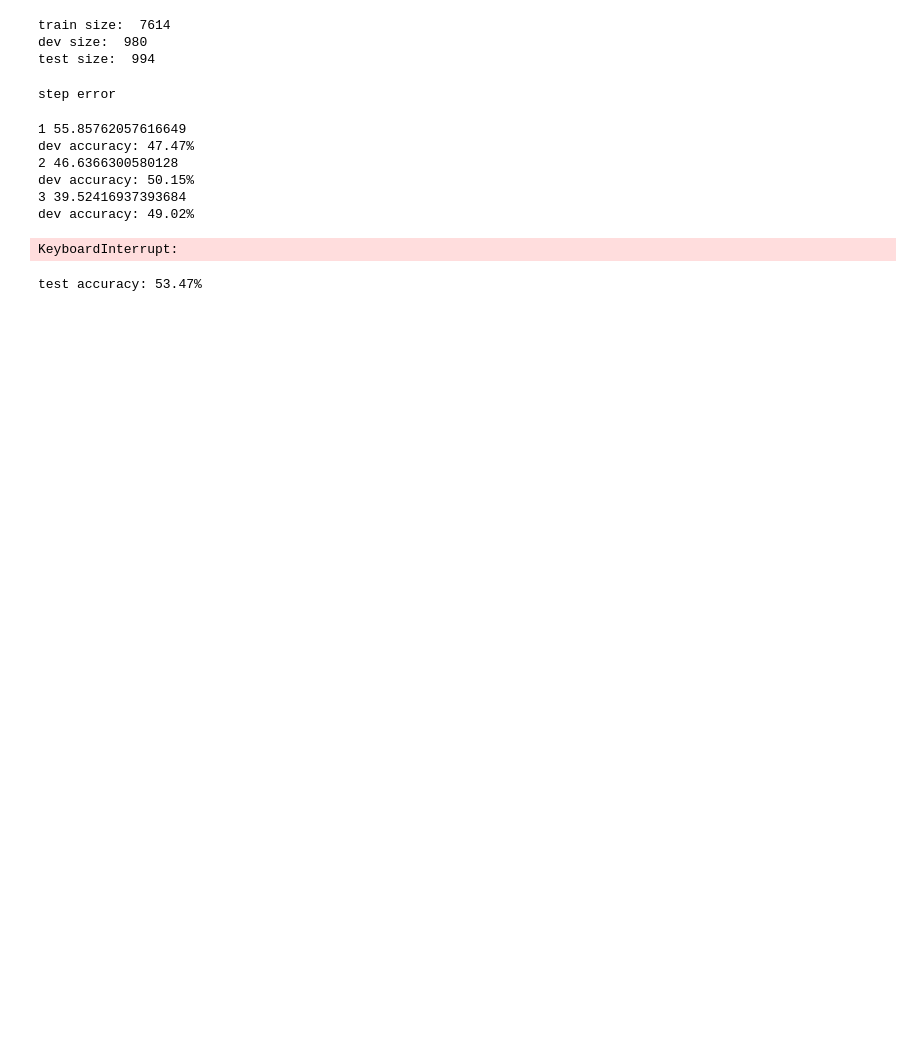
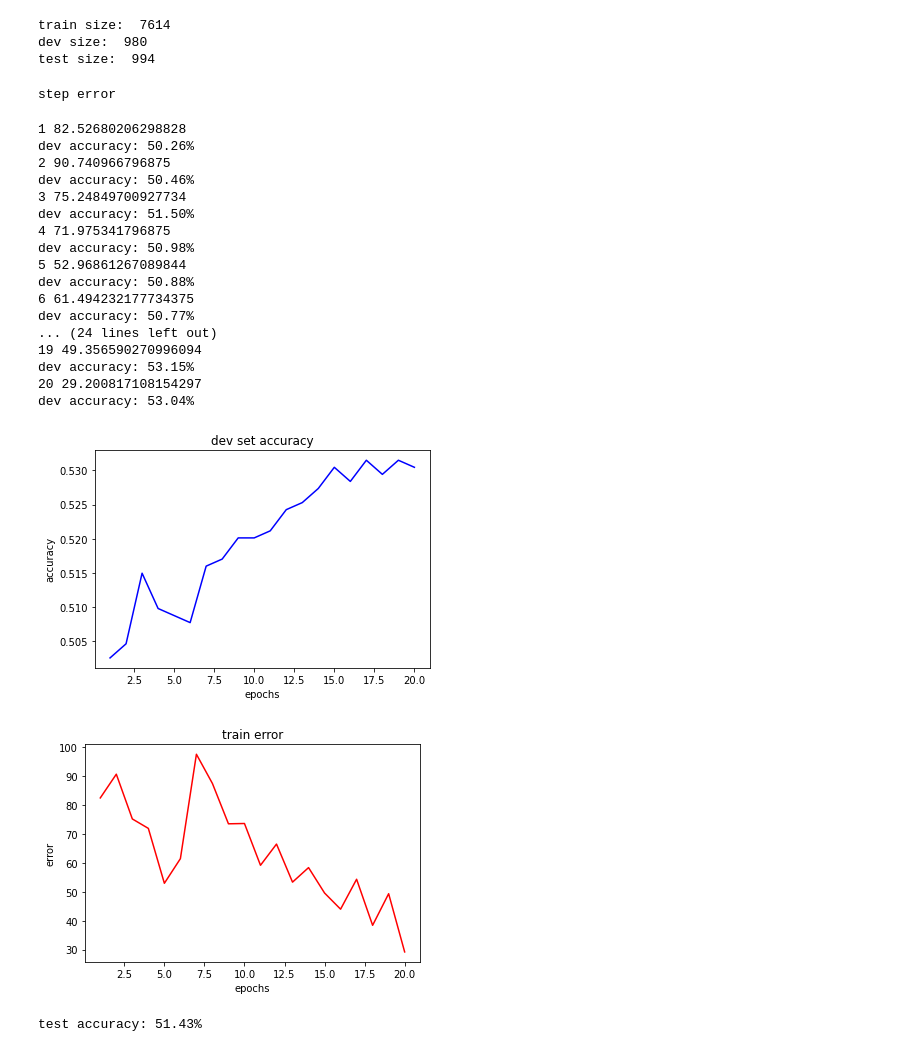
Before and after one commit to Thommy96/Humor-Detection, a Jupyter notebook: cnn.ipynb, the cells around one changed output. Cells and saved outputs as stored; diff of their text form; code cells hidden in the pictures; blank space fills up the shorter version.

```diff
--- a/cnn.ipynb
+++ b/cnn.ipynb
@@ -26,12 +26,12 @@ class CNN(torch.nn.Module):
     def __init__(self, hidden_layer_size_1, window_size_1, hidden_layer_size_2) -> None:
         super().__init__()
         self.window_size_1 = window_size_1
-        self.w1 = torch.nn.Parameter(torch.tensor(np.random.normal(0.0, 1.0, (hidden_layer_size_1, 300, window_size_1)), dtype=torch.float64))
-        self.b1 = torch.nn.Parameter(torch.zeros((hidden_layer_size_1,), dtype=torch.float64))
-        self.w2 = torch.nn.Parameter(torch.tensor(np.random.normal(0.0, 1.0, (hidden_layer_size_1, hidden_layer_size_2)), dtype=torch.float64))
-        self.b2 = torch.nn.Parameter(torch.zeros((hidden_layer_size_2,), dtype=torch.float64))
-        self.w3 = torch.nn.Parameter(torch.tensor(np.random.normal(0.0, 1.0, (hidden_layer_size_2, 1)), dtype=torch.float64))
-        self.b3 = torch.nn.Parameter(torch.zeros((1,), dtype=torch.float64))
+        self.w1 = torch.nn.Parameter(torch.tensor(np.random.normal(0.0, 1.0, (hidden_layer_size_1, 300, window_size_1)), dtype=torch.float32))
+        self.b1 = torch.nn.Parameter(torch.zeros((hidden_layer_size_1,), dtype=torch.float32))
+        self.w2 = torch.nn.Parameter(torch.tensor(np.random.normal(0.0, 1.0, (hidden_layer_size_1, hidden_layer_size_2)), dtype=torch.float32))
+        self.b2 = torch.nn.Parameter(torch.zeros((hidden_layer_size_2,), dtype=torch.float32))
+        self.w3 = torch.nn.Parameter(torch.tensor(np.random.normal(0.0, 1.0, (hidden_layer_size_2, 1)), dtype=torch.float32))
+        self.b3 = torch.nn.Parameter(torch.zeros((1,), dtype=torch.float32))
 
     def forward(self, x, text_lens):
         x_t = x.transpose(1, 2)
@@ -41,7 +41,7 @@ class CNN(torch.nn.Module):
         pad_mask = torch.zeros(hidden.shape, dtype=torch.bool, device=device)
         for i in range(hidden.shape[0]):
             for j in range(hidden.shape[1]):
-                pad_mask[i, j, :] = j < ((hidden.shape[1]) - (text_lens[i] - self.window_size_1 + 1))
+                pad_mask[i, j, :] = j >= (text_lens[i] - self.window_size_1 + 1)
         masked = torch.masked_fill(hidden, pad_mask, torch.tensor(np.inf))
 
         pooled = torch.min(masked, dim=1)[0]
@@ -50,11 +50,11 @@ class CNN(torch.nn.Module):
         return hidden_2@self.w3 + self.b3
 # %%
 device = torch.device(gpu_id if torch.cuda.is_available() else 'cpu')
-cnn = CNN(hidden_layer_size_1=512, window_size_1=2, hidden_layer_size_2=128)
+cnn = CNN(hidden_layer_size_1=512, window_size_1=2, hidden_layer_size_2=512)
 cnn.to(device)
 
-optimiser = torch.optim.Adam(cnn.parameters())
-epochs = 50
+optimiser = torch.optim.Adam(cnn.parameters(), lr=0.0001)
+epochs = 20
 
 print('step', 'error')
 dev_accs = []
@@ -69,47 +69,59 @@ for epoch in range(1, epochs+1):
         optimiser.step()
 
     print(epoch, error.detach().tolist())
     errors.append(error.detach().tolist())
 
     with torch.no_grad():
         matches = 0
         total = 0
         for batch_idx, batch in enumerate(dev_dataloader, 0):
-            x_p,x_c,y,hid, x_p_len=map(lambda x: x.to(device), batch)
+            x_p,x_c,y,hid,x_p_len=map(lambda x: x.to(device), batch)
             outputs = torch.sigmoid(cnn(x_p[:, :, :300], x_p_len))
             predictions = (outputs > 0.5)*1
             matches += (y == predictions).sum()
             total += len(y)
         acc = matches / total
         dev_accs.append(float(acc))
         print('dev accuracy: {:.2%}'.format(float(acc)))
 
 plt.plot(range(1, epochs+1), dev_accs, 'b')
 plt.title('dev set accuracy')
 plt.xlabel('epochs')
 plt.ylabel('accuracy')
 plt.show()
 
 plt.plot(range(1, epochs+1), errors, 'r')
 plt.title('train error')
 plt.xlabel('epochs')
 plt.ylabel('error')
 plt.show()
 # %% [output]
 step error
-1 55.85762057616649
-dev accuracy: 47.47%
-2 46.6366300580128
-dev accuracy: 50.15%
-3 39.52416937393684
-dev accuracy: 49.02%
+1 82.52680206298828
+dev accuracy: 50.26%
+2 90.740966796875
+dev accuracy: 50.46%
+3 75.24849700927734
+dev accuracy: 51.50%
+4 71.975341796875
+dev accuracy: 50.98%
+5 52.96861267089844
+dev accuracy: 50.88%
+6 61.494232177734375
+dev accuracy: 50.77%
+... (24 lines left out)
+19 49.356590270996094
+dev accuracy: 53.15%
+20 29.200817108154297
+dev accuracy: 53.04%
-KeyboardInterrupt:
+[figure, added]
+[figure, added]
 # %%
 with torch.no_grad():
     matches = 0
     total = 0
     for batch_idx, batch in enumerate(test_dataloader, 0):
-        x_p,x_c,y,hid, x_p_len=map(lambda x: x.to(device), batch)
+        x_p,x_c,y,hid,x_p_len=map(lambda x: x.to(device), batch)
         outputs = torch.sigmoid(cnn(x_p[:, :, :300], x_p_len))
         predictions = (outputs > 0.5)*1
         matches += (y == predictions).sum()
@@ -117,4 +129,4 @@ with torch.no_grad():
     acc = matches / total
     print('test accuracy: {:.2%}'.format(float(acc)))
 # %% [output]
-test accuracy: 53.47%
+test accuracy: 51.43%
```
Also changed, not shown: 3 other files.
